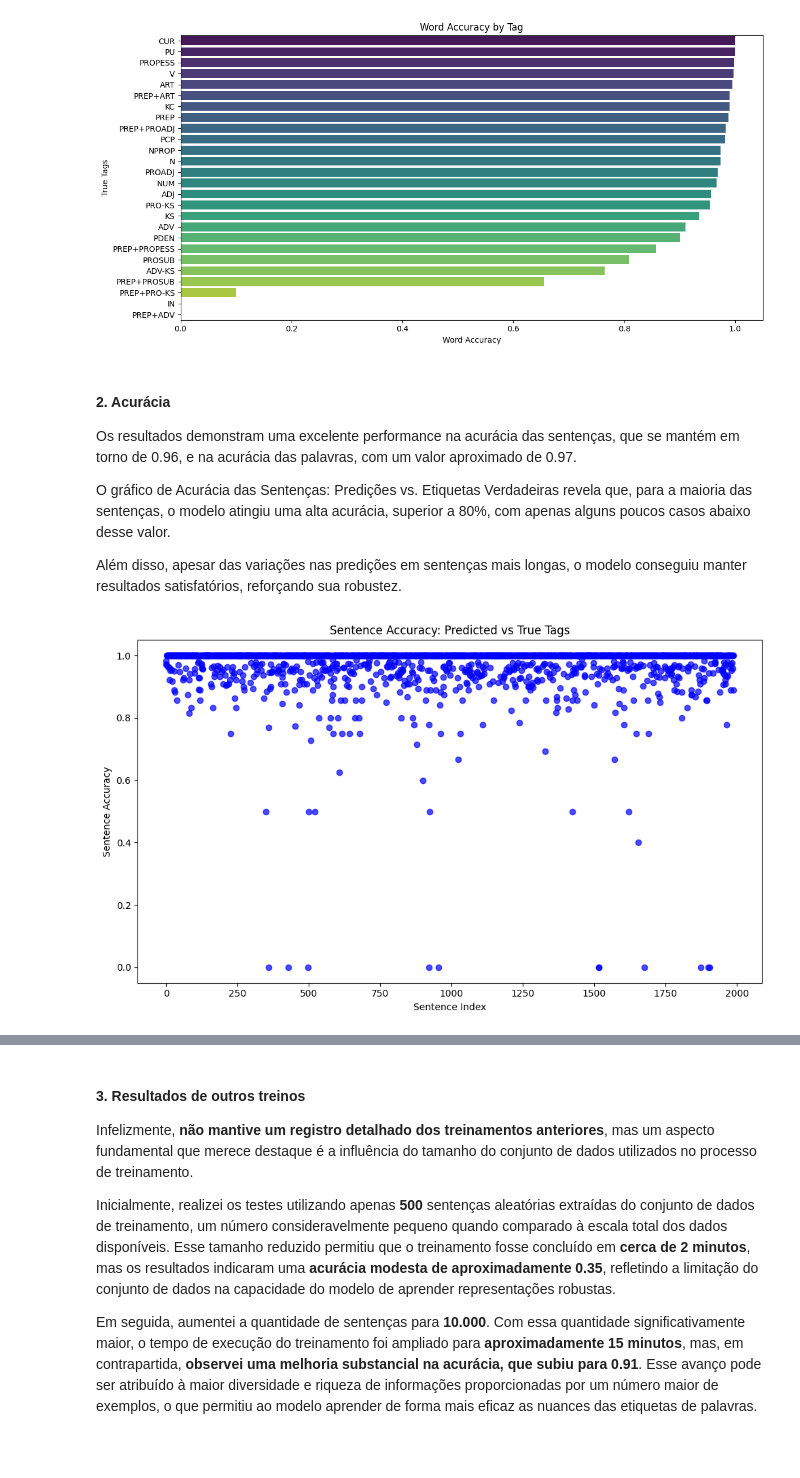
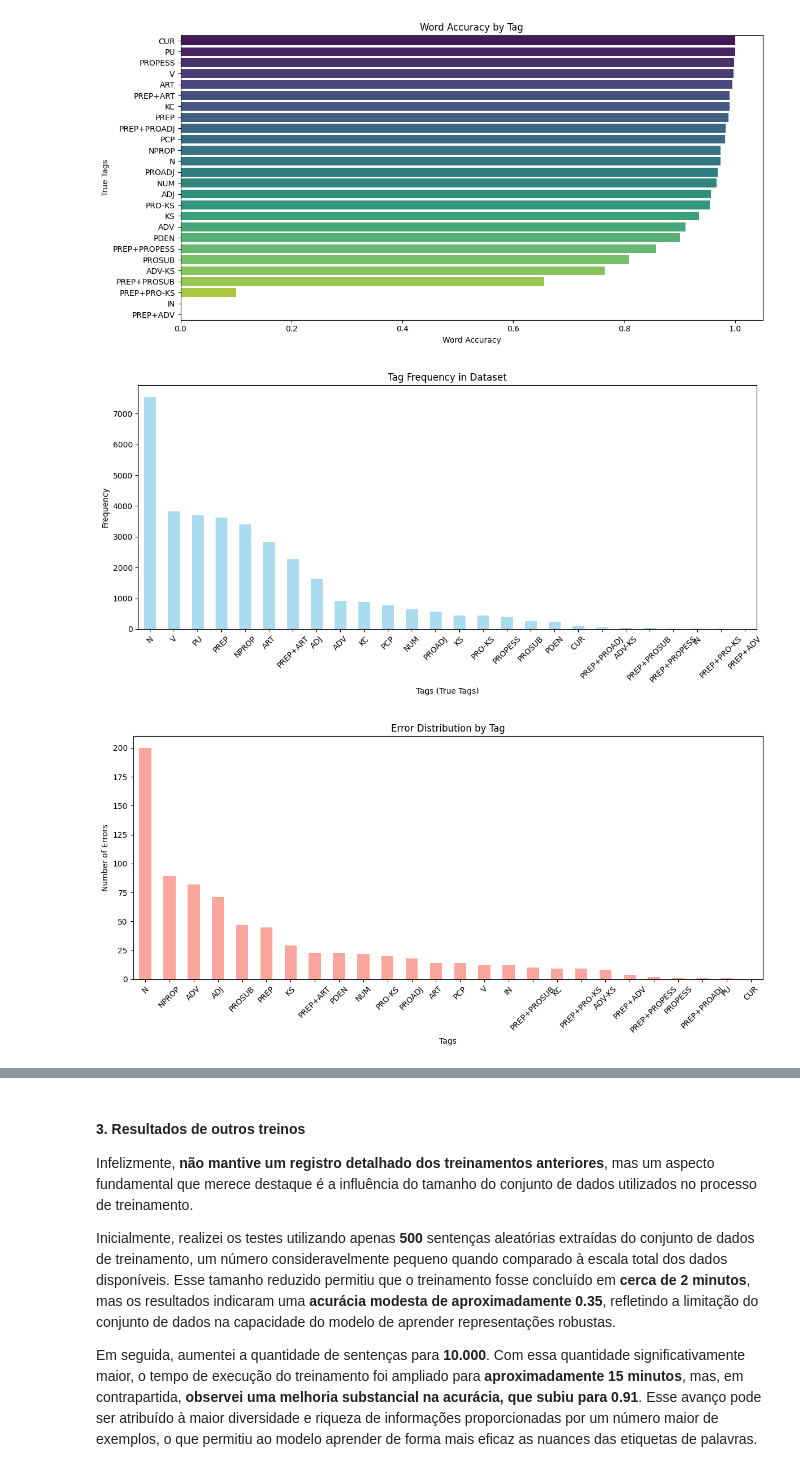
Before and after one commit to thaisfds/NLP_Natural_Language_Processing_Projects, a Jupyter notebook: TP2/main.ipynb, the cells around one changed output, grey strips where cells are left out. Saved outputs shown, nothing was run; the diff lists cells and outputs as text; code cells hidden in the pictures.

```diff
--- a/TP2/main.ipynb
+++ b/TP2/main.ipynb
@@ -453,39 +533,28 @@ Passing `palette` without assigning `hue` is deprecated and will be removed in v
   sns.barplot(x='Word Accuracy', y='True Tags', data=tag_accuracy, palette='viridis')
 [figure]
 # %%
-# Contar a frequência das tags
 tag_frequency = df['True Tags'].value_counts()
 
-# Plotar a frequência das tags
 plt.figure(figsize=(12, 6))
 tag_frequency.plot(kind='bar', color='skyblue', alpha=0.7)
 plt.xlabel('Tags (True Tags)')
 plt.ylabel('Frequency')
 plt.title('Tag Frequency in Dataset')
 plt.xticks(rotation=45)
 plt.tight_layout()
 plt.show()
+
+df['Error'] = df['True Tags'] != df['Predicted Tags']
+error_distribution = df.groupby('True Tags')['Error'].sum().sort_values(ascending=False)
+
+plt.figure(figsize=(12, 6))
+error_distribution.plot(kind='bar', color='salmon', alpha=0.7)
+plt.xlabel('Tags')
+plt.ylabel('Number of Errors')
+plt.title('Error Distribution by Tag')
+plt.xticks(rotation=45)
+plt.tight_layout()
+plt.show()
+# %% [output]
+[figure, added]
+[figure, added]
-# %% [markdown]
-#### 2. Acurácia
-Os resultados demonstram uma excelente performance na acurácia das sentenças, que se mantém em torno de 0.96, e na acurácia das palavras, com um valor aproximado de 0.97.
-
-O gráfico de Acurácia das Sentenças: Predições vs. Etiquetas Verdadeiras revela que, para a maioria das sentenças, o modelo atingiu uma alta acurácia, superior a 80%, com apenas alguns poucos casos abaixo desse valor.
-
-Além disso, apesar das variações nas predições em sentenças mais longas, o modelo conseguiu manter resultados satisfatórios, reforçando sua robustez.
-# %%
-# Carregar os resultados do CSV
-df = pd.read_csv("./resultados_analise_completa.csv")
-
-# Agrupar pelo índice da sentença e calcular a acurácia média de cada sentença
-sentence_accuracy = df.groupby('Sentence')['Sentence Accuracy'].first()
-
-# Plotar acurácia das sentenças com base no índice
-plt.figure(figsize=(10, 6))
-plt.scatter(range(len(sentence_accuracy)), sentence_accuracy, color='blue', alpha=0.7)
-plt.xlabel('Sentence Index')
-plt.ylabel('Sentence Accuracy')
-plt.title('Sentence Accuracy: Predicted vs True Tags')
-plt.tight_layout()
-plt.show()
-# %% [output]
-[figure, removed]
```
Also changed, not shown: parts of 24 cells of this notebook.
